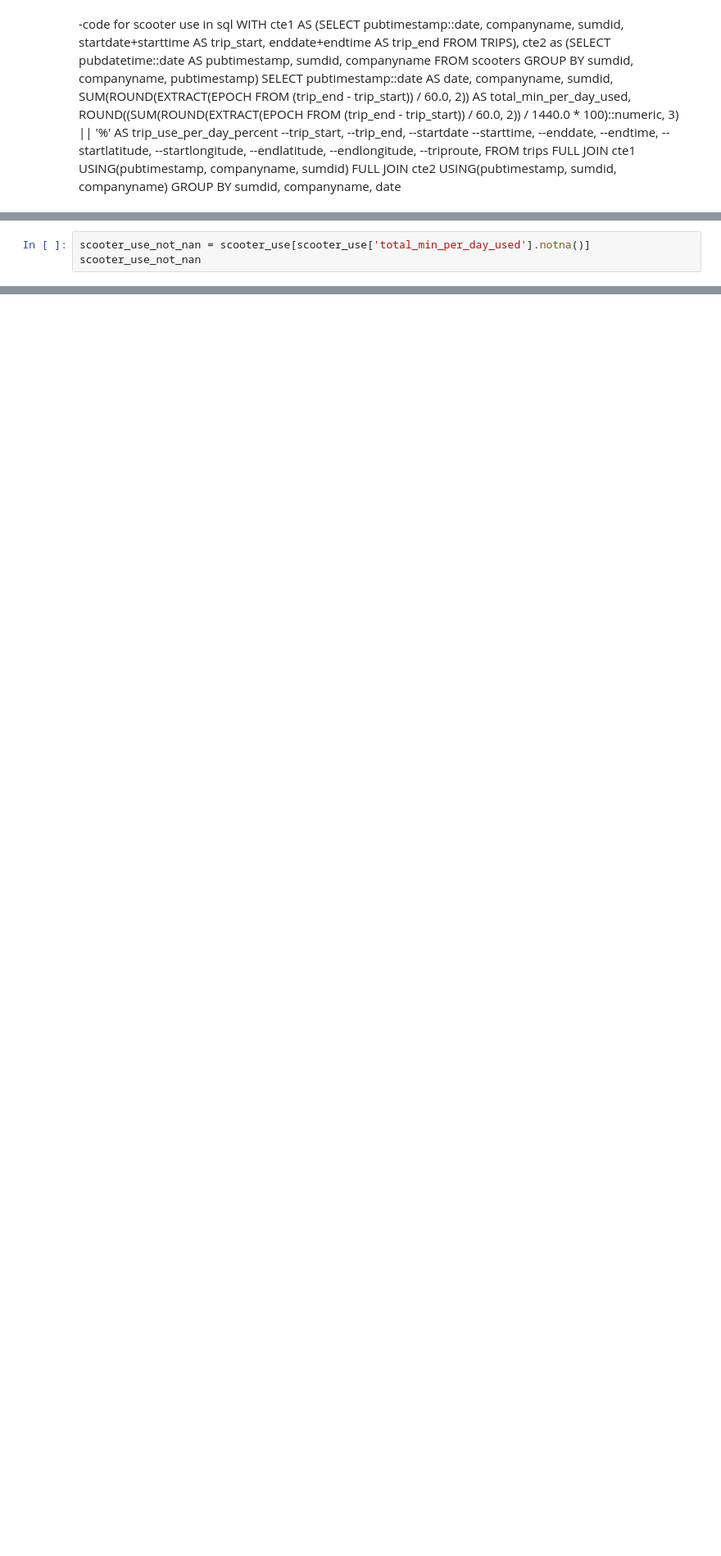
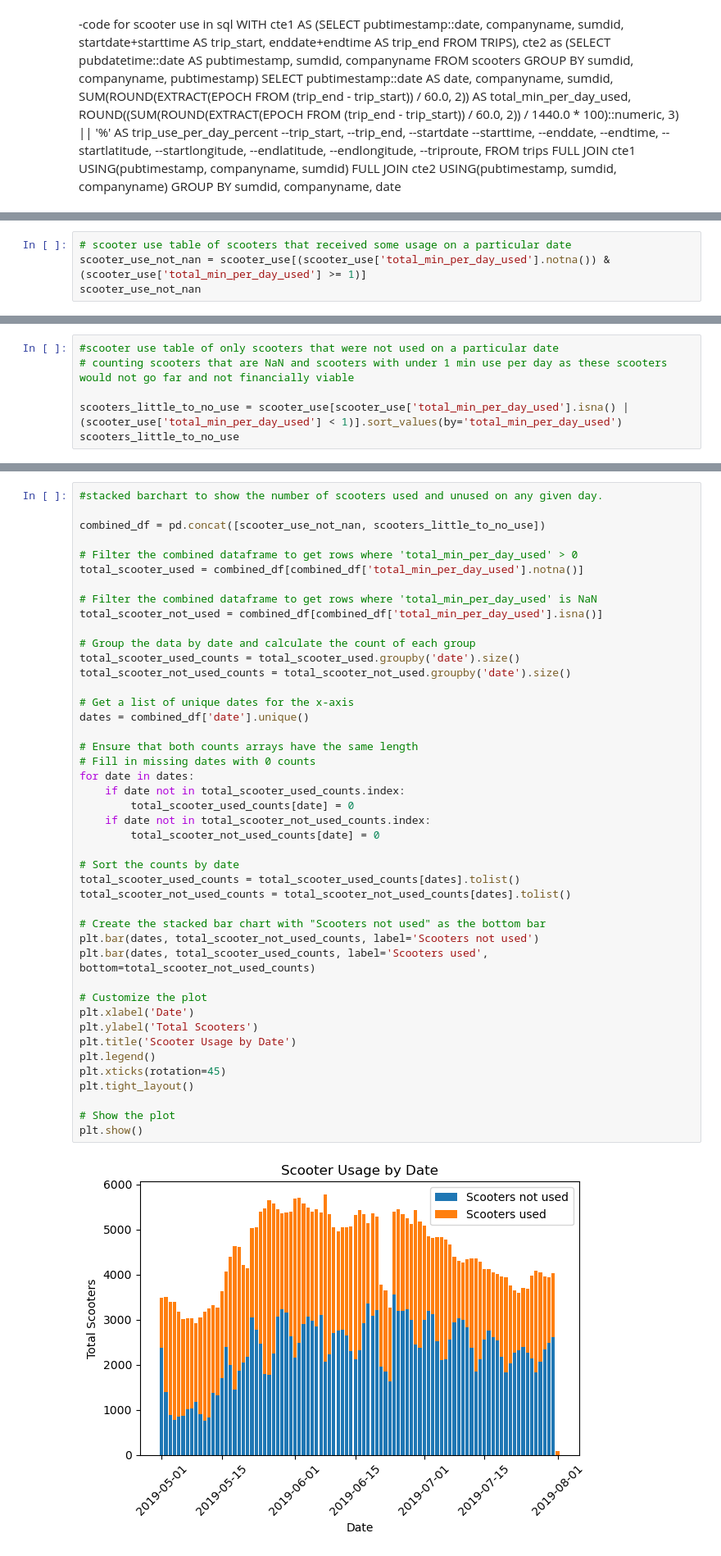
Before and after one commit to NSS-Full-Time-Data-Analytics-11/nashville-scooters-jazzy, a Jupyter notebook: Scooters.ipynb, the cells around one changed output, grey strips where cells are left out. Shown at 82% size. Saved outputs shown, nothing was run; the diff lists cells and outputs as text; blank space fills up the shorter version.

```diff
--- a/Scooters.ipynb
+++ b/Scooters.ipynb
@@ -262,7 +263,8 @@ scooter_use
 | 414401 | 2019-06-13 | Lime | StandardZPUQESHVPP74J | NaN | None |
 414402 rows × 5 columns
 # %%
-scooter_use_not_nan = scooter_use[scooter_use['total_min_per_day_used'].notna()]
+# scooter use table of scooters that received some usage on a particular date
+scooter_use_not_nan = scooter_use[(scooter_use['total_min_per_day_used'].notna()) & (scooter_use['total_min_per_day_used'] >= 1)]
 scooter_use_not_nan
 # %% [output]
 |  | date | companyname | sumdid | total_min_per_day_used | trip_use_per_day_percent |
@@ -299,0 +283,6 @@ scooter_use_is_nan
+# %%
+#scooter use table of only scooters that were not used on a particular date
+# counting scooters that are NaN and scooters with under 1 min use per day as these scooters would not go far and not financially viable
+
+scooters_little_to_no_use = scooter_use[scooter_use['total_min_per_day_used'].isna() | (scooter_use['total_min_per_day_used'] < 1)].sort_values(by='total_min_per_day_used')
+scooters_little_to_no_use
@@ -299,0 +309,46 @@ scooter_use_is_nan
+# %%
+#stacked barchart to show the number of scooters used and unused on any given day.
+
+combined_df = pd.concat([scooter_use_not_nan, scooters_little_to_no_use])
+
+# Filter the combined dataframe to get rows where 'total_min_per_day_used' > 0
+total_scooter_used = combined_df[combined_df['total_min_per_day_used'].notna()]
+
+# Filter the combined dataframe to get rows where 'total_min_per_day_used' is NaN
+total_scooter_not_used = combined_df[combined_df['total_min_per_day_used'].isna()]
+
+# Group the data by date and calculate the count of each group
+total_scooter_used_counts = total_scooter_used.groupby('date').size()
+total_scooter_not_used_counts = total_scooter_not_used.groupby('date').size()
+
+# Get a list of unique dates for the x-axis
+dates = combined_df['date'].unique()
+
+# Ensure that both counts arrays have the same length
+# Fill in missing dates with 0 counts
+for date in dates:
+    if date not in total_scooter_used_counts.index:
+        total_scooter_used_counts[date] = 0
+    if date not in total_scooter_not_used_counts.index:
+        total_scooter_not_used_counts[date] = 0
+
+# Sort the counts by date
+total_scooter_used_counts = total_scooter_used_counts[dates].tolist()
+total_scooter_not_used_counts = total_scooter_not_used_counts[dates].tolist()
+
+# Create the stacked bar chart with "Scooters not used" as the bottom bar
+plt.bar(dates, total_scooter_not_used_counts, label='Scooters not used')
+plt.bar(dates, total_scooter_used_counts, label='Scooters used', bottom=total_scooter_not_used_counts)
+
+# Customize the plot
+plt.xlabel('Date')
+plt.ylabel('Total Scooters')
+plt.title('Scooter Usage by Date')
+plt.legend()
+plt.xticks(rotation=45)
+plt.tight_layout()
+
+# Show the plot
+plt.show()
+# %% [output]
+[figure, added]
```
Also changed, not shown: parts of 11 cells of this notebook.
